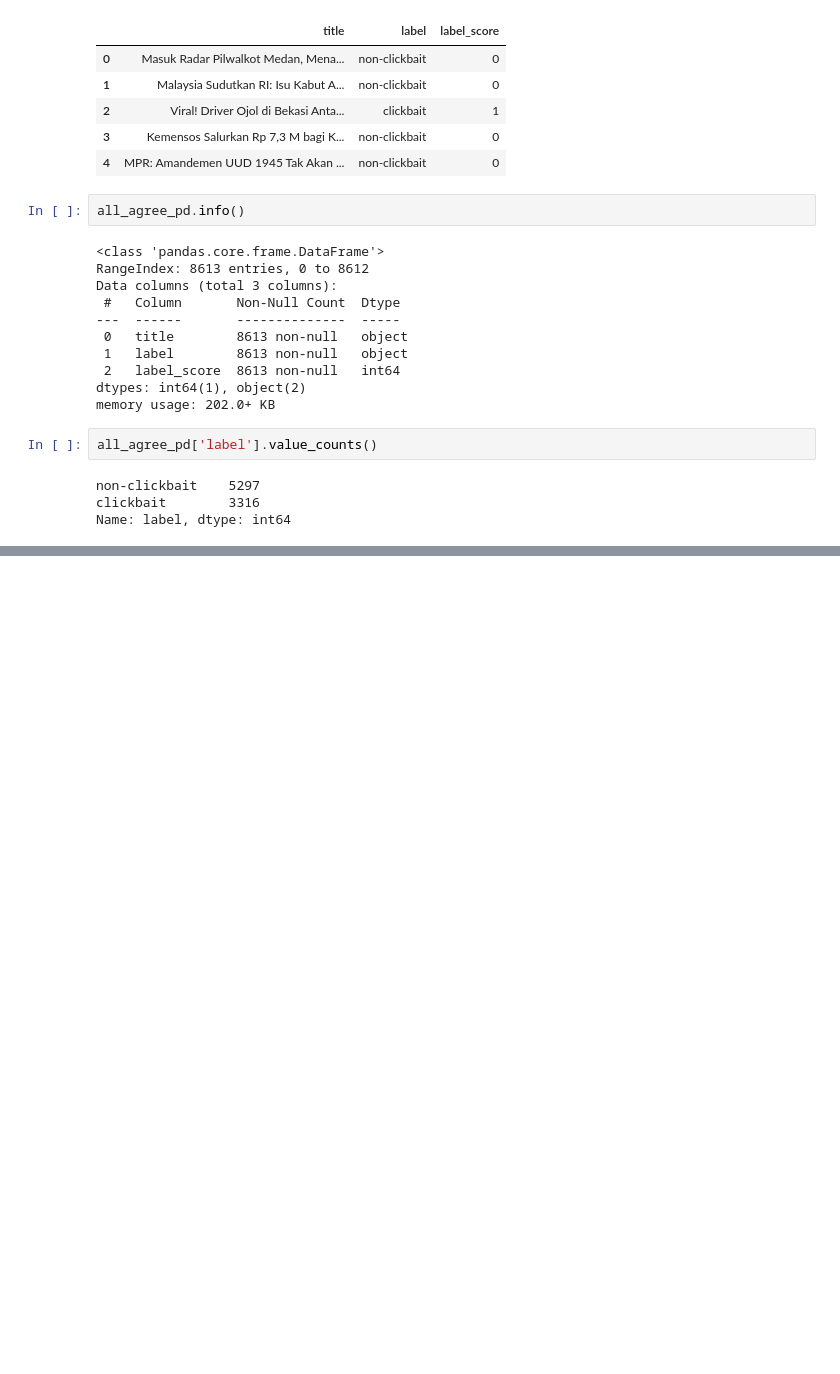
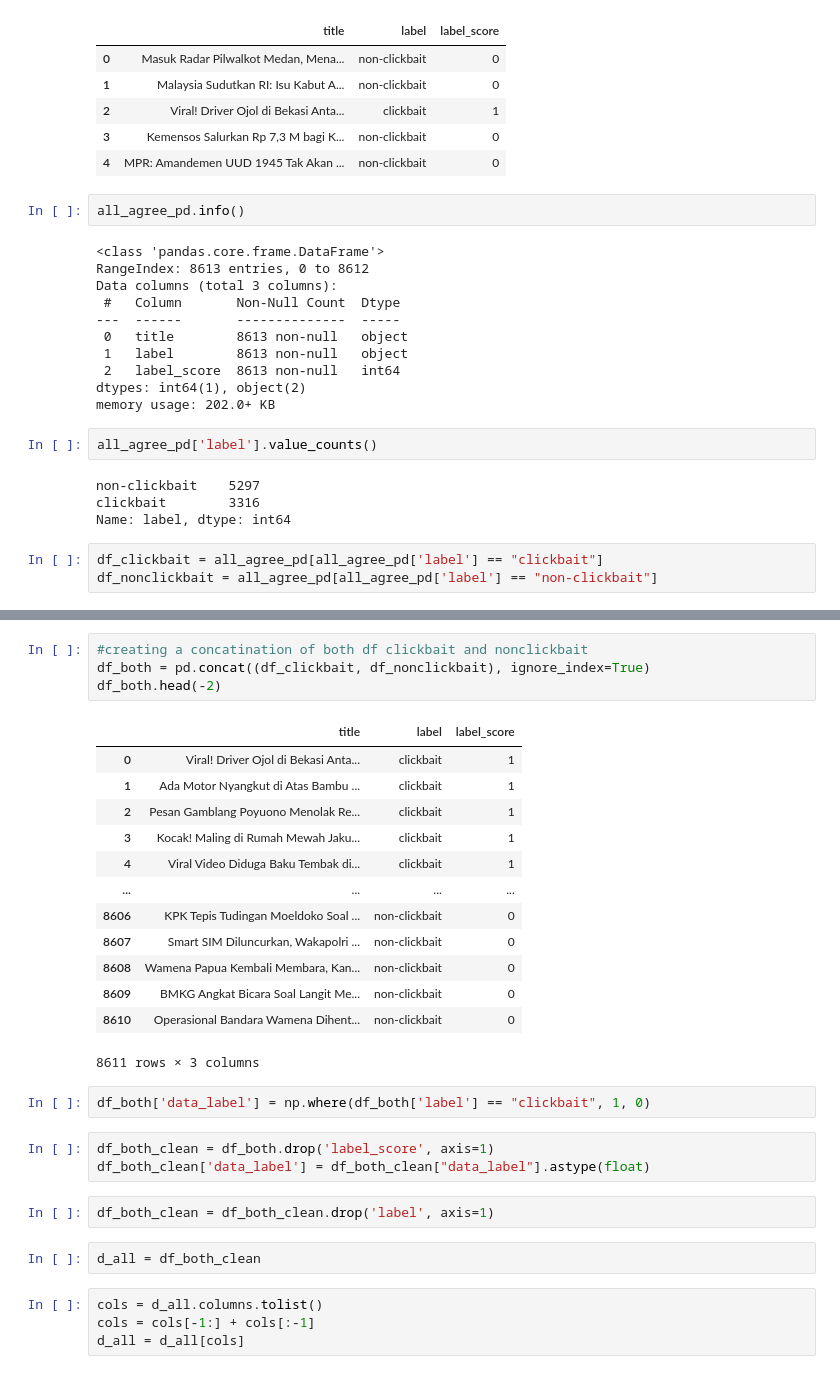
Before and after one commit to nurrizkyimani/nlp-clickbait-transfers, a Jupyter notebook: project_transfer.ipynb, the cells around one changed output, grey strips where cells are left out. Saved outputs shown, nothing was run; the diff lists cells and outputs as text; blank space fills up the shorter version.

Commit message:
clean the data into new df, EDA

```diff
--- a/project_transfer.ipynb
+++ b/project_transfer.ipynb
@@ -49,3 +49,6 @@ all_agree_pd['label'].value_counts()
 non-clickbait    5297
 clickbait        3316
 Name: label, dtype: int64
+# %%
+df_clickbait = all_agree_pd[all_agree_pd['label'] == "clickbait"]
+df_nonclickbait = all_agree_pd[all_agree_pd['label'] == "non-clickbait"]
@@ -51,0 +73,31 @@ Name: label, dtype: int64
+# %%
+#creating a concatination of both df clickbait and nonclickbait
+df_both = pd.concat((df_clickbait, df_nonclickbait), ignore_index=True)
+df_both.head(-2)
+# %% [output]
+|  | title | label | label_score |
+| 0 | Viral! Driver Ojol di Bekasi Anta... | clickbait | 1 |
+| 1 | Ada Motor Nyangkut di Atas Bambu ... | clickbait | 1 |
+| 2 | Pesan Gamblang Poyuono Menolak Re... | clickbait | 1 |
+| 3 | Kocak! Maling di Rumah Mewah Jaku... | clickbait | 1 |
+| 4 | Viral Video Diduga Baku Tembak di... | clickbait | 1 |
+| ... | ... | ... | ... |
+| 8606 | KPK Tepis Tudingan Moeldoko Soal ... | non-clickbait | 0 |
+| 8607 | Smart SIM Diluncurkan, Wakapolri ... | non-clickbait | 0 |
+| 8608 | Wamena Papua Kembali Membara, Kan... | non-clickbait | 0 |
+| 8609 | BMKG Angkat Bicara Soal Langit Me... | non-clickbait | 0 |
+| 8610 | Operasional Bandara Wamena Dihent... | non-clickbait | 0 |
+8611 rows × 3 columns
+# %%
+df_both['data_label'] = np.where(df_both['label'] == "clickbait", 1, 0)
+# %%
+df_both_clean = df_both.drop('label_score', axis=1)
+df_both_clean['data_label'] = df_both_clean["data_label"].astype(float)
+# %%
+df_both_clean = df_both_clean.drop('label', axis=1)
+# %%
+d_all = df_both_clean
+# %%
+cols = d_all.columns.tolist()
+cols = cols[-1:] + cols[:-1]
+d_all = d_all[cols]
```
Also changed, not shown: parts of 8 cells of this notebook.
